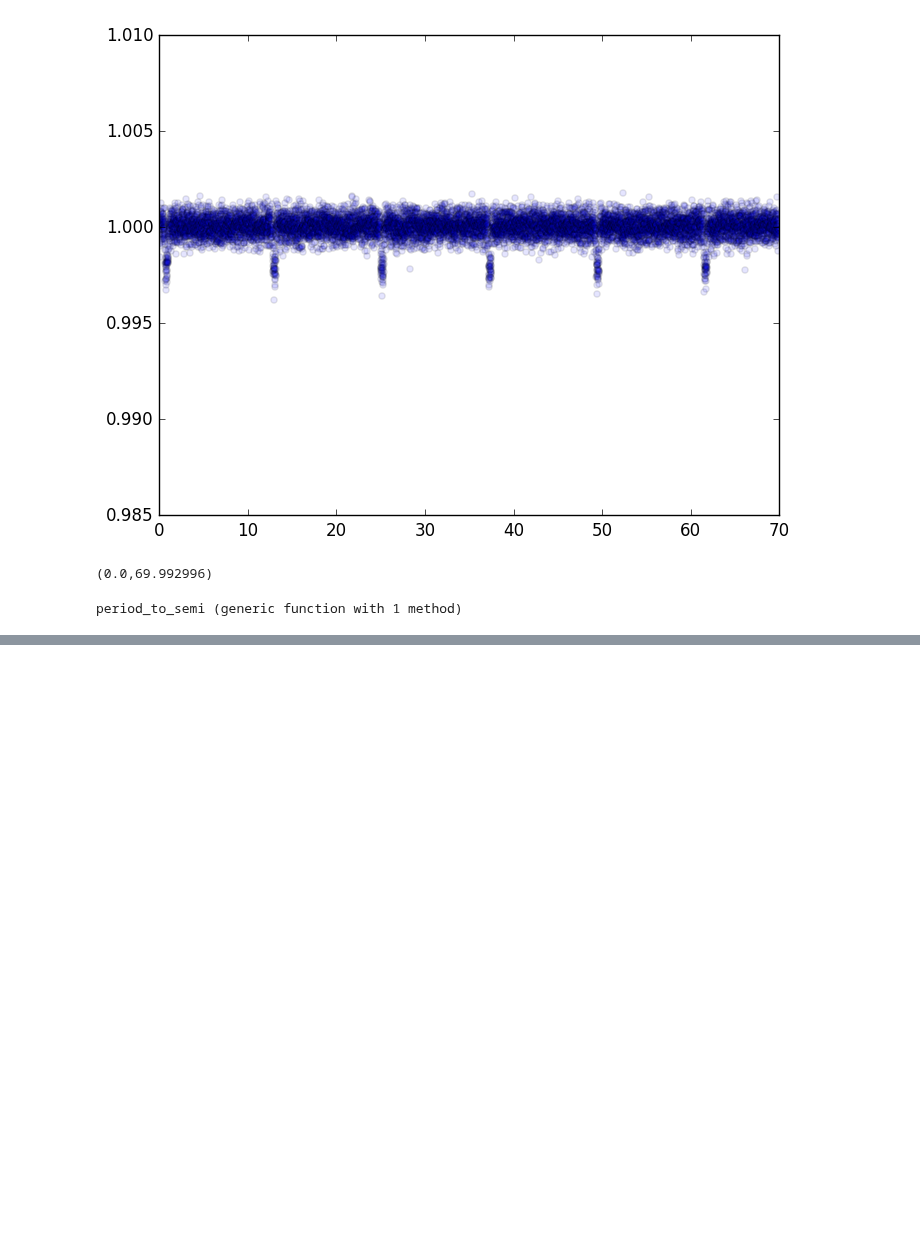
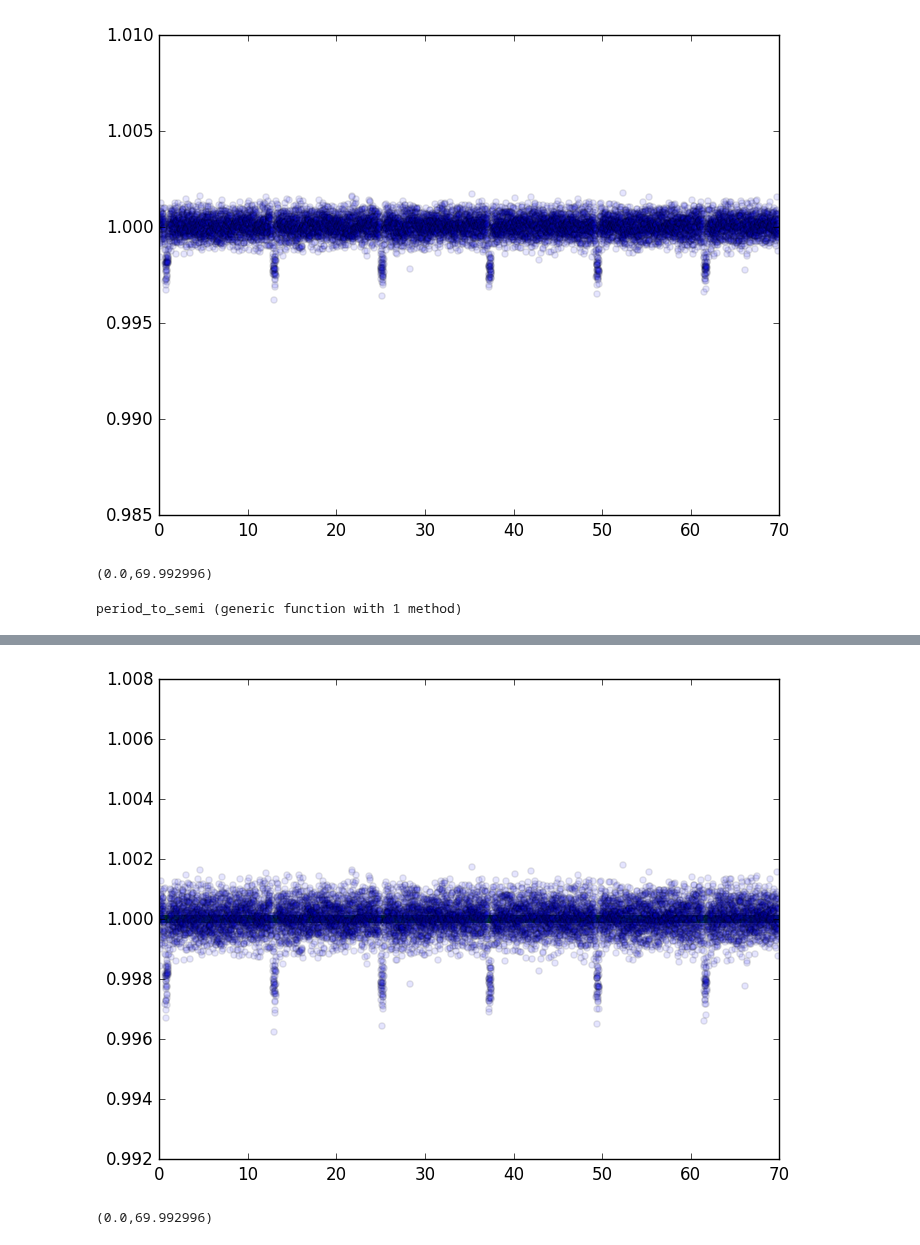
Before and after one commit to jlustigy/ExoJulia, a Jupyter notebook: Homework/hw2a/Dave_Jake/transit_dev.ipynb, the cells around one changed output, grey strips where cells are left out. Saved outputs shown, nothing was run; the diff lists cells and outputs as text; code cells hidden in the pictures; blank space fills up the shorter version.

Commit message:
transit model working

```diff
--- a/Homework/hw2a/Dave_Jake/transit_dev.ipynb
+++ b/Homework/hw2a/Dave_Jake/transit_dev.ipynb
@@ -126 +155,6 @@ scatter(time_hires,rel_flux)
 PyObject <matplotlib.collections.PathCollection object at 0x...>
+# %%
+data = readdlm("mystery_planet2.txt");
+time = data[:,1];
+flux = data[:,2];
+err = data[:,3];
@@ -126,0 +195,25 @@ PyObject <matplotlib.collections.PathCollection object at 0x...>
+# %%
+function transit_model(time::Array{Float64,1},params::Vector)
+    # params = [rp/rs, d, ecc, varpi, inc, period] where d = a/rstar
+    k = params[1]
+    d = params[2]
+    ecc = params[3]
+    varpi = params[4] + pi/2.0 # rads
+    inc = params[5]
+    per = params[6]
+
+    tp = per*sqrt(1.-ecc*ecc)/(2.*pi)*(ecc*sin(fi)/(1.+ecc*cos(fi))-2./sqrt(1.-ecc*ecc)*atan2(sqrt(1.-ecc*ecc)*tan(fi/2.),1.+ecc))
+
+    data_fold = [time flux err]
+    data_fold[:,1] = mod(time[1] - time[1], per)
+    data_fold = fastsortrows(data_fold,[1]);
+
+    rel_flux = zeros(length(time))
+    distance = 0.0
+    for i=1:length(time)
+        distance = center_separation(time[i],time[1]+tp,per,d,inc,ecc,varpi)
+        rel_flux[i] = relative_flux(distance,k)
+    end
+
+    return rel_flux
+end
@@ -126,0 +222,3 @@ PyObject <matplotlib.collections.PathCollection object at 0x...>
+# %%
+# params = [rp/rs, d, ecc, varpi, inc, period] where d = a/rstar
+params = [0.01, 20.0, 0.1, 0.15, 92.*pi/180., 12.0]
@@ -126,0 +233,2 @@ PyObject <matplotlib.collections.PathCollection object at 0x...>
+# %%
+optimum = optimize(transit_loglike, params, method=:"cg")
@@ -126,0 +249,8 @@ PyObject <matplotlib.collections.PathCollection object at 0x...>
+# %%
+scatter(time,transit_model(time,optimum.minimum),color="green")
+
+scatter(data[:,1],data[:,2]/mean(data[:,2]),alpha=0.1)
+xlim(data[1,1],data[end,1])
+# %% [output]
+[figure, added]
+(0.0,69.992996)
```
Also changed, not shown: parts of 24 cells of this notebook.
